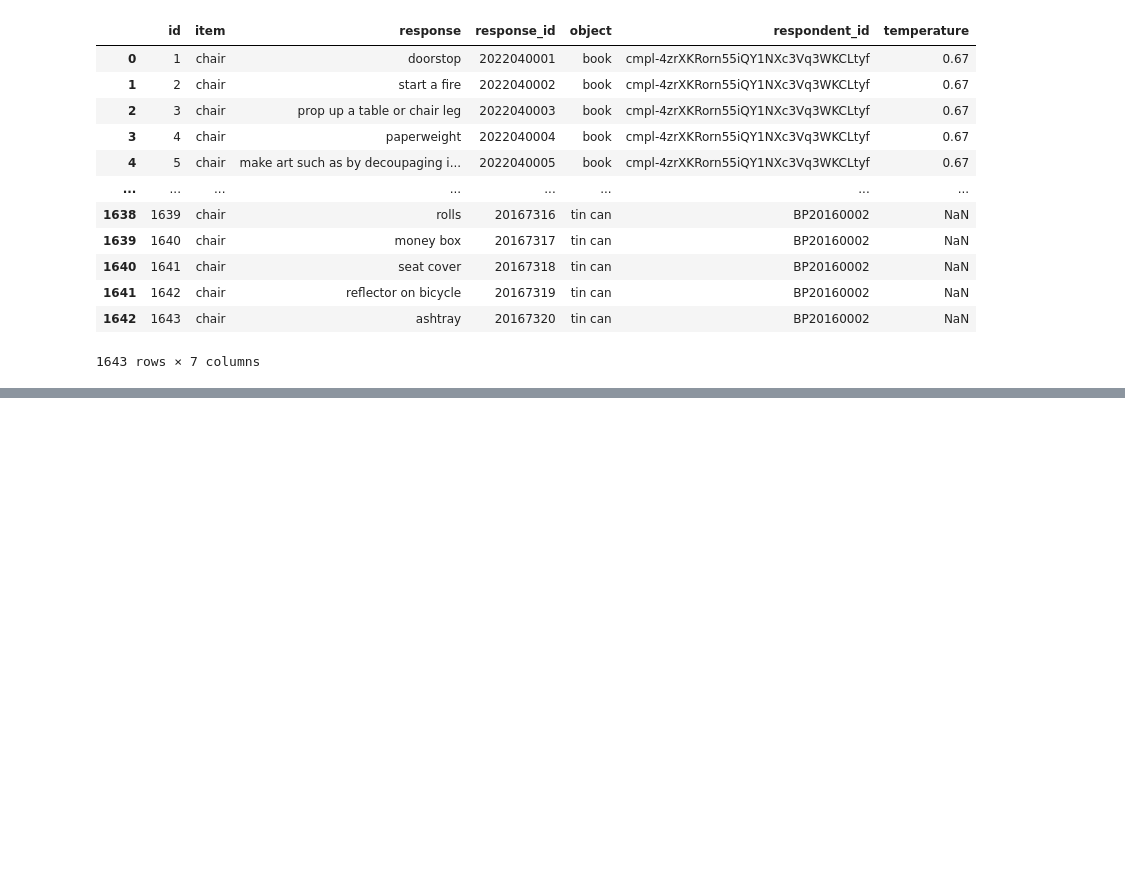
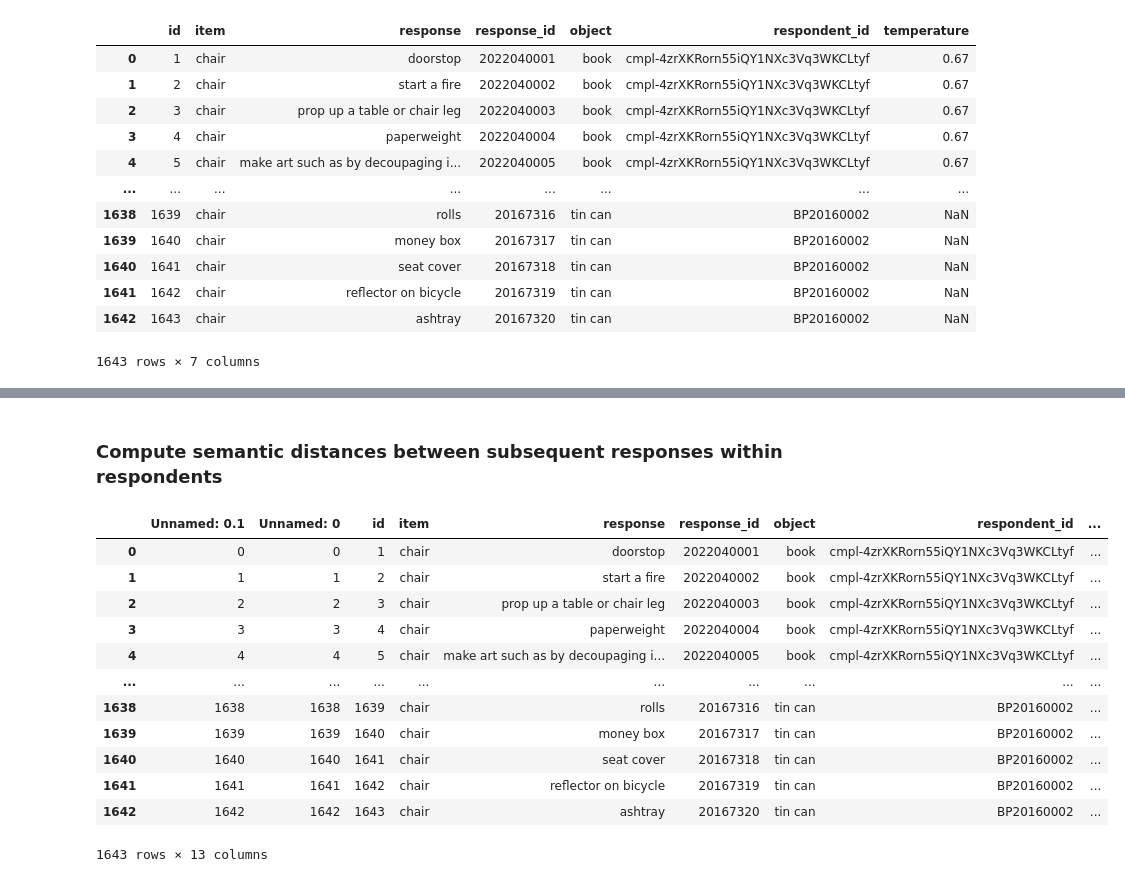
Before and after one commit to cstevenson-uva/creAI-gpt3, a Jupyter notebook: aut_pilot_ICCC22/semdis/semdis_computations_spacy.ipynb, the cells around one changed output, grey strips where cells are left out. Drawn from its saved outputs; the diff is of its cells as text; code cells hidden in the pictures; blank space fills up the shorter version.

```diff
--- a/aut_pilot_ICCC22/semdis/semdis_computations_spacy.ipynb
+++ b/aut_pilot_ICCC22/semdis/semdis_computations_spacy.ipynb
@@ -111,2 +120,21 @@ dat
 # %%
 dat.to_csv("aut_semdis_input_w_dists.csv")
+# %% [markdown]
+### Compute semantic distances between subsequent responses within respondents
+# %%
+dat = pd.read_csv("aut_semdis_input_w_dists.csv")
+dat
+# %% [output]
+|  | Unnamed: 0.1 | Unnamed: 0 | id | item | response | response_id | object | respondent_id | ... |
+| 0 | 0 | 0 | 1 | chair | doorstop | 2022040001 | book | cmpl-4zrXKRorn55iQY1NXc3Vq3WKCLtyf | ... |
+| 1 | 1 | 1 | 2 | chair | start a fire | 2022040002 | book | cmpl-4zrXKRorn55iQY1NXc3Vq3WKCLtyf | ... |
+| 2 | 2 | 2 | 3 | chair | prop up a table or chair leg | 2022040003 | book | cmpl-4zrXKRorn55iQY1NXc3Vq3WKCLtyf | ... |
+| 3 | 3 | 3 | 4 | chair | paperweight | 2022040004 | book | cmpl-4zrXKRorn55iQY1NXc3Vq3WKCLtyf | ... |
+| 4 | 4 | 4 | 5 | chair | make art such as by decoupaging i... | 2022040005 | book | cmpl-4zrXKRorn55iQY1NXc3Vq3WKCLtyf | ... |
+| ... | ... | ... | ... | ... | ... | ... | ... | ... | ... |
+| 1638 | 1638 | 1638 | 1639 | chair | rolls | 20167316 | tin can | BP20160002 | ... |
+| 1639 | 1639 | 1639 | 1640 | chair | money box | 20167317 | tin can | BP20160002 | ... |
+| 1640 | 1640 | 1640 | 1641 | chair | seat cover | 20167318 | tin can | BP20160002 | ... |
+| 1641 | 1641 | 1641 | 1642 | chair | reflector on bicycle | 20167319 | tin can | BP20160002 | ... |
+| 1642 | 1642 | 1642 | 1643 | chair | ashtray | 20167320 | tin can | BP20160002 | ... |
+1643 rows × 13 columns
```
Also changed, not shown: parts of 10 cells of this notebook, 3 other files.
